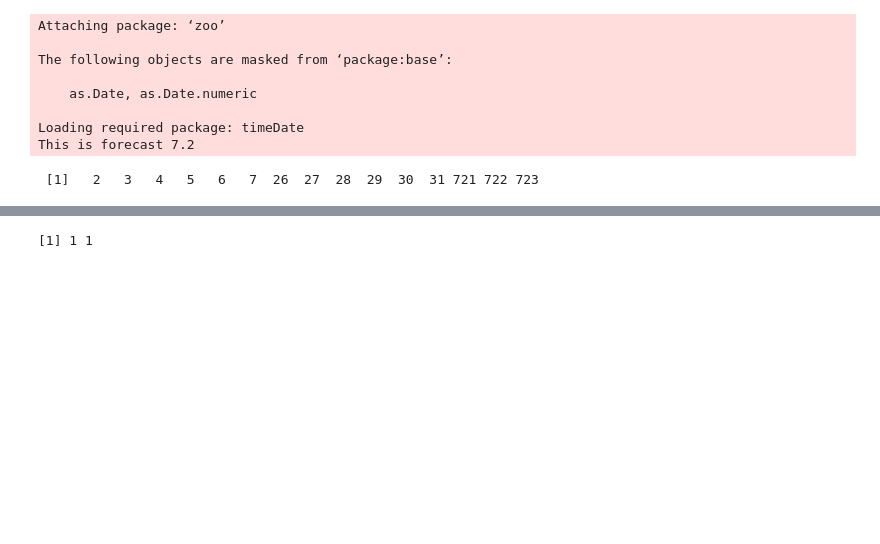
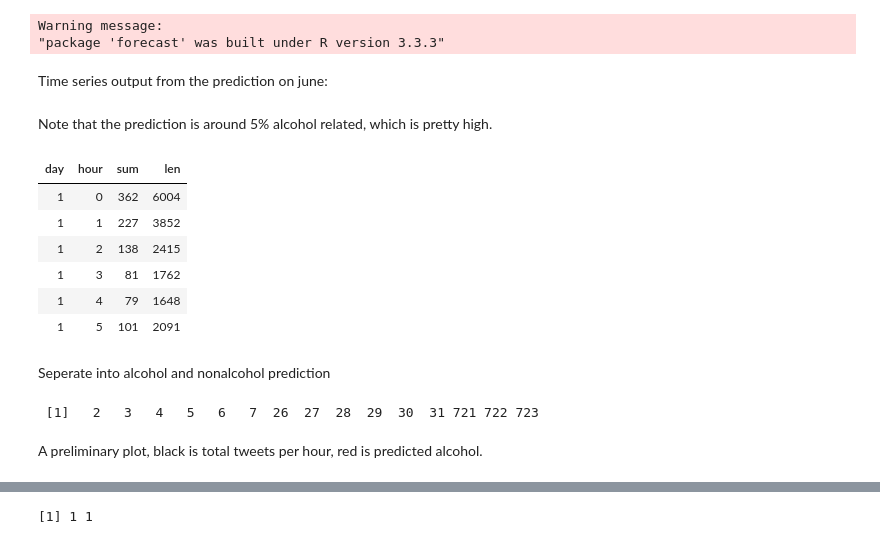
Before and after one commit to tj2huang/nyu-research, a Jupyter notebook: notebooks/r/Experiment/unconfuse.ipynb, the cells around one changed output, grey strips where cells are left out. Saved outputs shown, nothing was run; the diff lists cells and outputs as text; code cells hidden in the pictures; blank space fills up the shorter version.

```diff
--- a/notebooks/r/Experiment/unconfuse.ipynb
+++ b/notebooks/r/Experiment/unconfuse.ipynb
@@ -1,11 +3,5 @@
 # %%
-source('~/pycharmprojects/nyu-research/ts.R')
+source('c:/users/tom/pycharmprojects/nyu-research/ts.R')
 # %% [output]
-Attaching package: ‘zoo’
-
-The following objects are masked from ‘package:base’:
-
-    as.Date, as.Date.numeric
-
-Loading required package: timeDate
-This is forecast 7.2
+Warning message:
+"package 'forecast' was built under R version 3.3.3"
@@ -11,0 +10,18 @@ This is forecast 7.2
+# %% [markdown]
+Time series output from the prediction on june:
+# %%
+june_simp <- read.csv('C:/Users/Tom/Documents/nyu-test/alc-run/june/summary/summary/alc.csv')
+# %% [markdown]
+Note that the prediction is around 5% alcohol related, which is pretty high.
+# %%
+head(june_simp)
+# %% [output]
+| day | hour | sum | len |
+| 1 | 0 | 362 | 6004 |
+| 1 | 1 | 227 | 3852 |
+| 1 | 2 | 138 | 2415 |
+| 1 | 3 | 81 | 1762 |
+| 1 | 4 | 79 | 1648 |
+| 1 | 5 | 101 | 2091 |
+# %% [markdown]
+Seperate into alcohol and nonalcohol prediction
@@ -17,6 +37,8 @@ june_tot <- ts(june$total[33:(672+32)], frequency=24)
  [1]   2   3   4   5   6   7  26  27  28  29  30  31 721 722 723
 # %%
 june_notalc <- june_tot - june_alc
+# %% [markdown]
+A preliminary plot, black is total tweets per hour, red is predicted alcohol.
 # %%
 plot.ts(june_tot)
 lines(june_alc, col='red')
```
Also changed, not shown: parts of 20 cells of this notebook.
